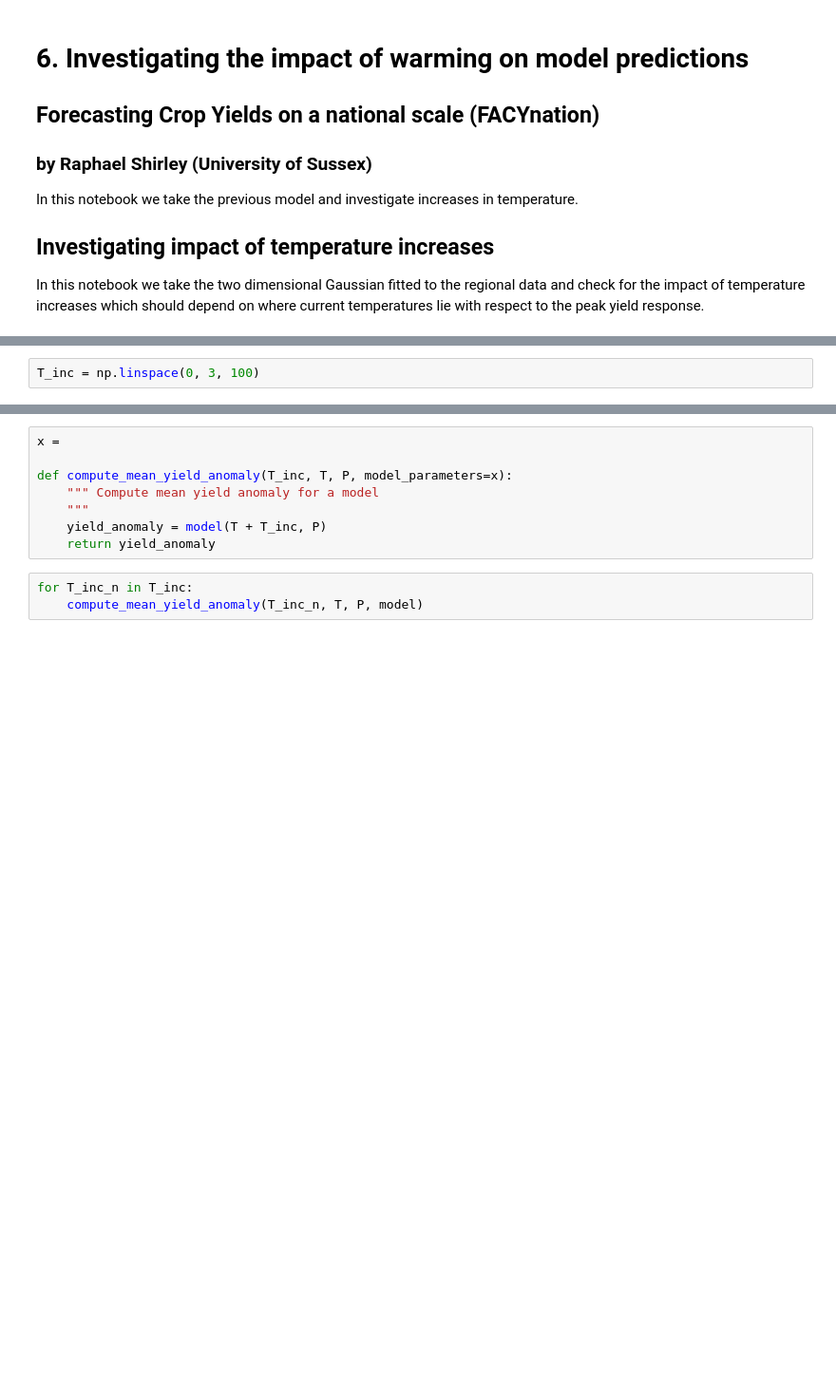
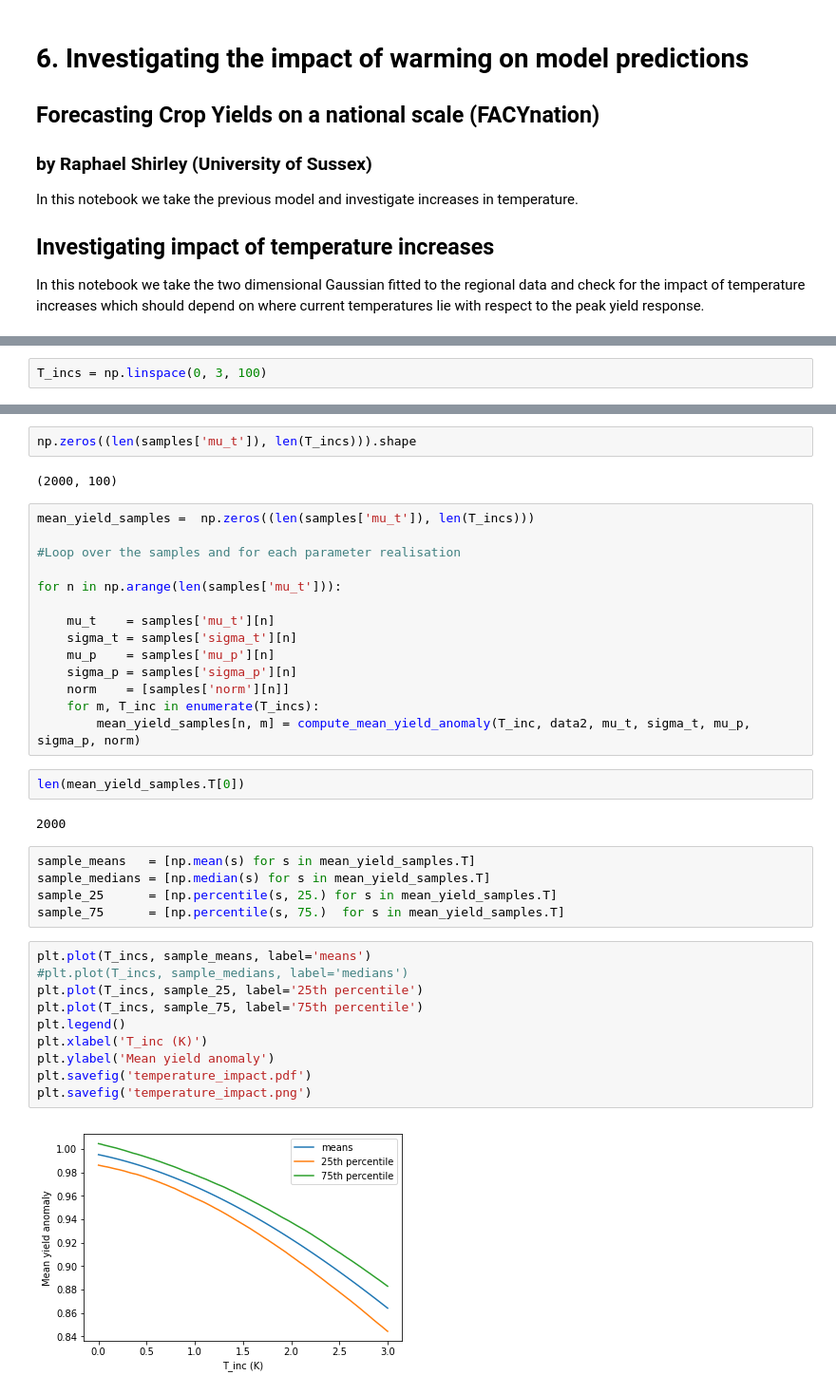
Before and after one commit to MylesBartlett/FACYnation, a Jupyter notebook: 6_Warming_impact.ipynb, the cells around one changed output, grey strips where cells are left out. Shown at 95% size. Saved outputs shown, nothing was run; the diff lists cells and outputs as text; blank space fills up the shorter version.

```diff
--- a/6_Warming_impact.ipynb
+++ b/6_Warming_impact.ipynb
@@ -14,2 +185,2 @@ import numpy as np
 # %%
-T_inc = np.linspace(0, 3, 100)
+T_incs = np.linspace(0, 3, 100)
@@ -39,11 +187,39 @@ array([ 0.        ,  0.03030303,  0.06060606,  0.09090909,  0.12121212,
-# %%
-x =
-
-def compute_mean_yield_anomaly(T_inc, T, P, model_parameters=x):
-    """ Compute mean yield anomaly for a model
-    """
-    yield_anomaly = model(T + T_inc, P)
-    return yield_anomaly
-# %%
-for T_inc_n in T_inc:
-    compute_mean_yield_anomaly(T_inc_n, T, P, model)
+# %%
+np.zeros((len(samples['mu_t']), len(T_incs))).shape
+# %% [output]
+(2000, 100)
+# %%
+mean_yield_samples =  np.zeros((len(samples['mu_t']), len(T_incs)))
+
+#Loop over the samples and for each parameter realisation
+
+for n in np.arange(len(samples['mu_t'])):
+
+    mu_t    = samples['mu_t'][n]
+    sigma_t = samples['sigma_t'][n]
+    mu_p    = samples['mu_p'][n]
+    sigma_p = samples['sigma_p'][n]
+    norm    = [samples['norm'][n]]
+    for m, T_inc in enumerate(T_incs):
+        mean_yield_samples[n, m] = compute_mean_yield_anomaly(T_inc, data2, mu_t, sigma_t, mu_p, sigma_p, norm)
+# %%
+len(mean_yield_samples.T[0])
+# %% [output]
+2000
+# %%
+sample_means   = [np.mean(s) for s in mean_yield_samples.T]
+sample_medians = [np.median(s) for s in mean_yield_samples.T]
+sample_25      = [np.percentile(s, 25.) for s in mean_yield_samples.T]
+sample_75      = [np.percentile(s, 75.)  for s in mean_yield_samples.T]
+# %%
+plt.plot(T_incs, sample_means, label='means')
+#plt.plot(T_incs, sample_medians, label='medians')
+plt.plot(T_incs, sample_25, label='25th percentile')
+plt.plot(T_incs, sample_75, label='75th percentile')
+plt.legend()
+plt.xlabel('T_inc (K)')
+plt.ylabel('Mean yield anomaly')
+plt.savefig('temperature_impact.pdf')
+plt.savefig('temperature_impact.png')
+# %% [output]
+[figure, added]
```
Also changed, not shown: parts of 22 cells of this notebook.
